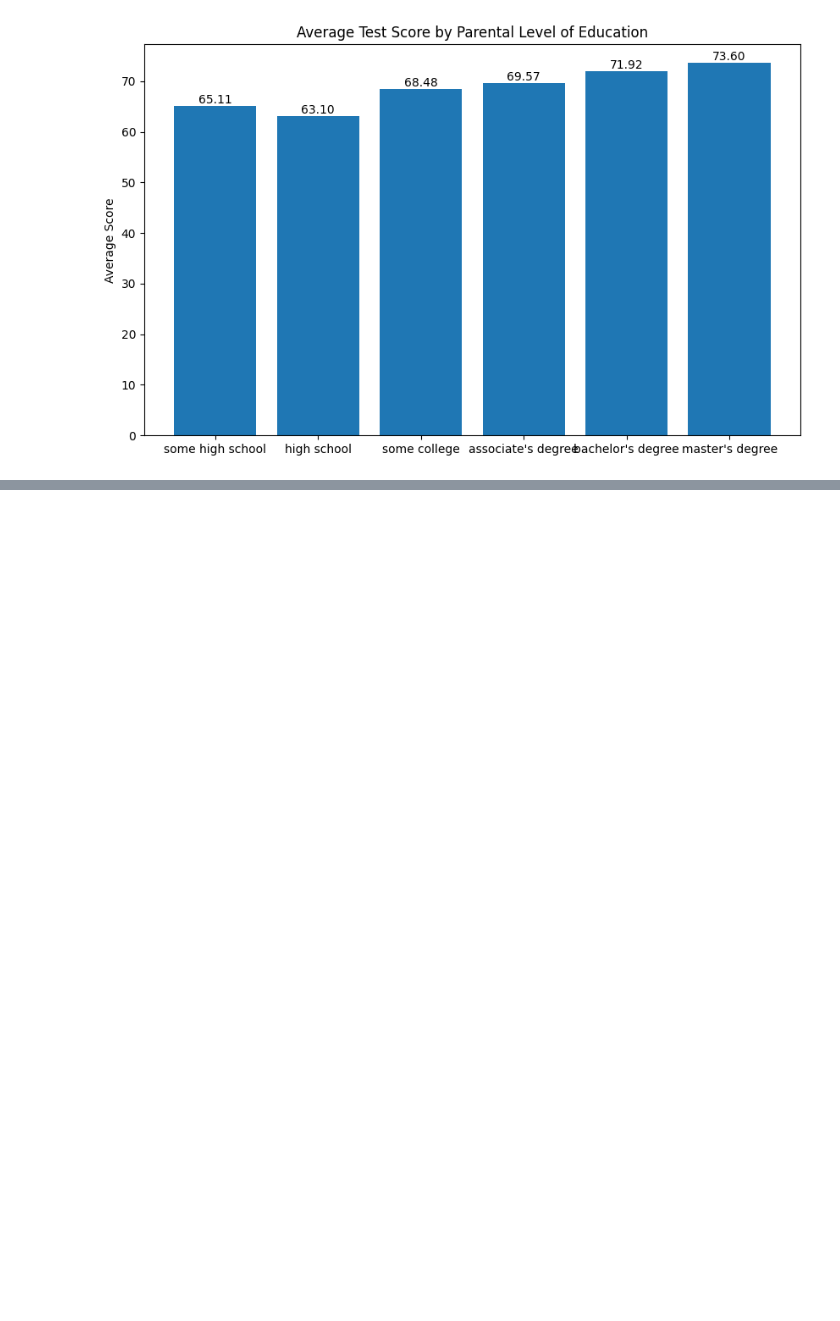
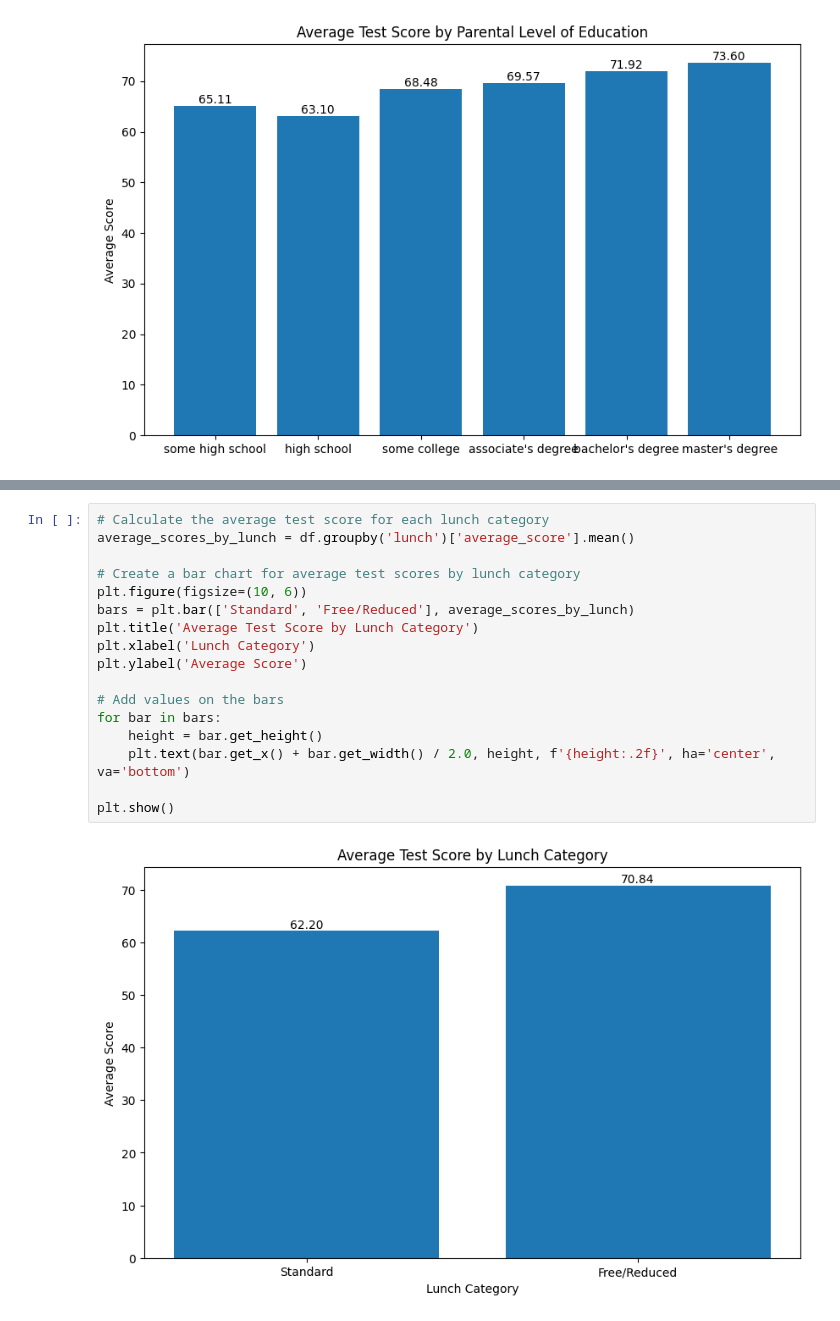
Before and after one commit to Ehat825/MachlearnEDA, a Jupyter notebook: EDA project.ipynb, the cells around one changed output, grey strips where cells are left out. Drawn from its saved outputs; the diff is of its cells as text; blank space fills up the shorter version.

```diff
--- a/EDA project.ipynb
+++ b/EDA project.ipynb
@@ -265,0 +263,19 @@ I currently plan to:
+# %%
+# Calculate the average test score for each lunch category
+average_scores_by_lunch = df.groupby('lunch')['average_score'].mean()
+
+# Create a bar chart for average test scores by lunch category
+plt.figure(figsize=(10, 6))
+bars = plt.bar(['Standard', 'Free/Reduced'], average_scores_by_lunch)
+plt.title('Average Test Score by Lunch Category')
+plt.xlabel('Lunch Category')
+plt.ylabel('Average Score')
+
+# Add values on the bars
+for bar in bars:
+    height = bar.get_height()
+    plt.text(bar.get_x() + bar.get_width() / 2.0, height, f'{height:.2f}', ha='center', va='bottom')
+
+plt.show()
+# %% [output]
+[figure, added]
```
Also changed, not shown: parts of 18 cells of this notebook, 2 other files.
